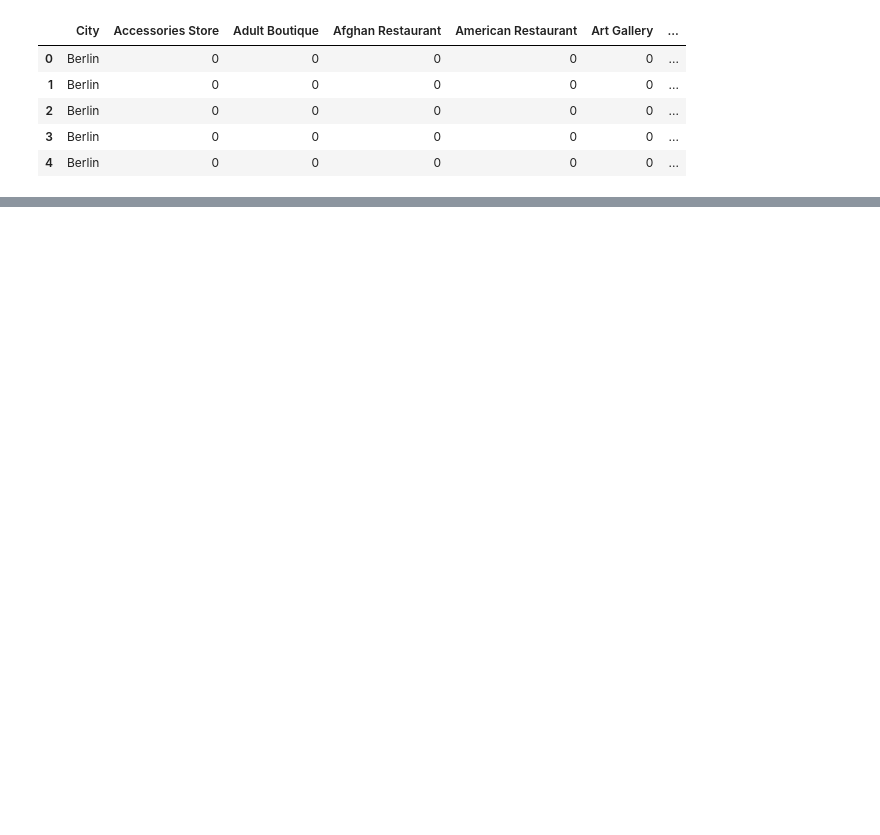
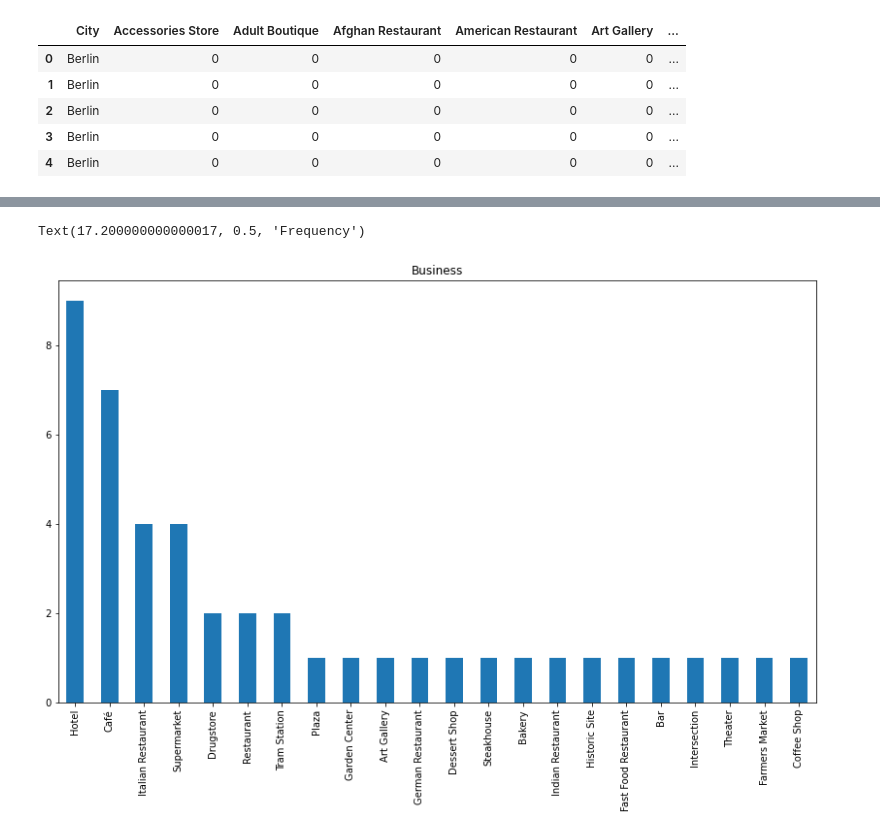
Before and after one commit to Tazc54/Coursera_Capstone, a Jupyter notebook: Capstone_final_project/Germany_analysis.ipynb, the cells around one changed output, grey strips where cells are left out. Drawn from its saved outputs; the diff is of its cells as text; code cells hidden in the pictures; blank space fills up the shorter version.

```diff
--- a/Capstone_final_project/Germany_analysis.ipynb
+++ b/Capstone_final_project/Germany_analysis.ipynb
@@ -432,0 +449,12 @@ germany_merged.loc[germany_merged['Cluster Labels'] == 3, germany_merged.columns
+# %%
+# Graph Cluster 1
+Germany_dsn2=germany_merged.loc[germany_merged['Cluster Labels'] == 1, germany_merged.columns[[0] + list(range(4, germany_merged.shape[1]))]]
+dfl2=Germany_dsn2.drop(['City'], axis=1)
+top2=dfl2['1st Most Common Venue'].value_counts().plot(kind='bar',
+                                    figsize=(14,8),
+                                    title="Business")
+top1.set_xlabel("Business")
+top1.set_ylabel("Frequency")
+# %% [output]
+Text(17.200000000000017, 0.5, 'Frequency')
+[figure, added]
```
Also changed, not shown: parts of 18 cells of this notebook.
